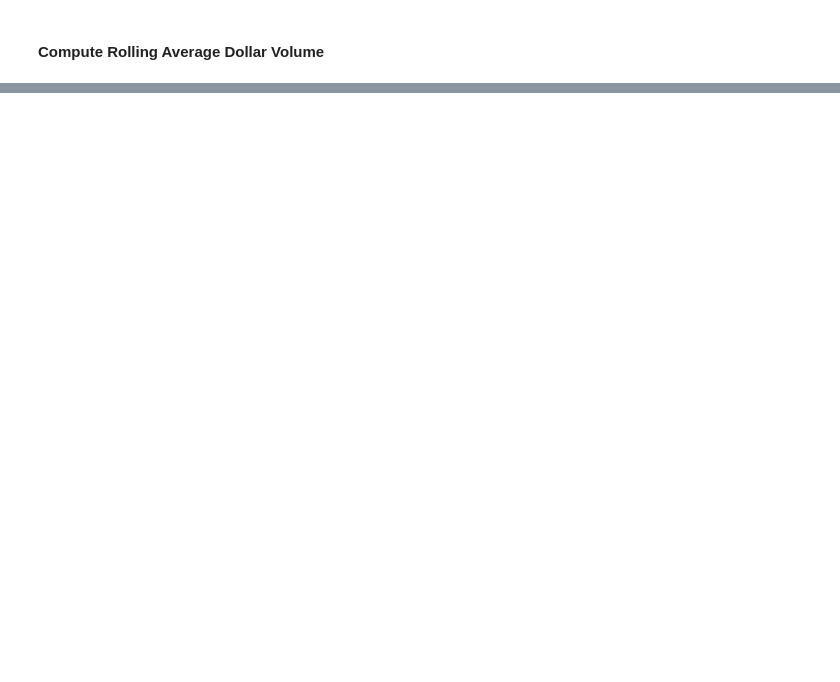
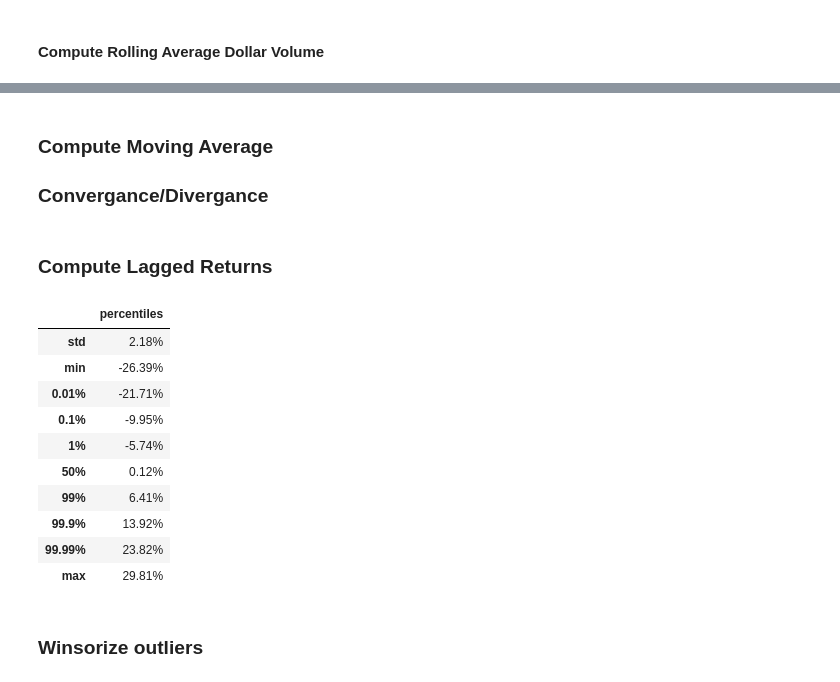
Before and after one commit to hontarea/time_series_forecasting, a Jupyter notebook: data_preparation.ipynb, the cells around one changed output, grey strips where cells are left out. Saved outputs shown, nothing was run; the diff lists cells and outputs as text; code cells hidden in the pictures; blank space fills up the shorter version.

```diff
--- a/data_preparation.ipynb
+++ b/data_preparation.ipynb
@@ -167,0 +239,30 @@ KeyError: 'ticker'
+# %%
+def compute_atr(stock_data):
+    """
+    Compute normalized ATR for a single ticker
+    """
+    try:
+        df = ATR(stock_data['high'], stock_data['low'],
+                 stock_data['close'], timeperiod=14)
+        return df.sub(df.mean()).div(df.std())
+    except:
+        return pd.Series(np.nan, index=stock_data.index)
+# %%
+data['atr'] = data.groupby('ticker', group_keys=False).apply(compute_atr, include_groups=False)
+# %% [markdown]
+### Compute Moving Average
+### Convergance/Divergance
+# %%
+def compute_macd(close_prices):
+    """
+    Compute normalized MACD for a single ticker
+    """
+    try:
+        macd = MACD(close_prices)[0]  # Get only the MACD line
+        return (macd - np.mean(macd)) / np.std(macd)
+    except:
+        return pd.Series(np.nan, index=close_prices.index)
+# %%
+data['macd'] = data.groupby('ticker')['close'].apply(compute_macd).reset_index(level=0, drop=True)
+# %% [markdown]
+### Compute Lagged Returns
@@ -167,0 +271,17 @@ KeyError: 'ticker'
+# %%
+returns = data.groupby('ticker')['close'].pct_change()
+percentiles=[.0001, .001, .01]
+percentiles+= [1-p for p in percentiles]
+returns.describe(percentiles=percentiles).iloc[2:].to_frame('percentiles').style.format(lambda x: f'{x:,.2%}')
+# %% [output]
+|  | percentiles |
+| std | 2.18% |
+| min | -26.39% |
+| 0.01% | -21.71% |
+| 0.1% | -9.95% |
+| 1% | -5.74% |
+| 50% | 0.12% |
+| 99% | 6.41% |
+| 99.9% | 13.92% |
+| 99.99% | 23.82% |
+| max | 29.81% |
@@ -167,0 +290,2 @@ KeyError: 'ticker'
+# %% [markdown]
+### Winsorize outliers
```
Also changed, not shown: parts of 31 cells of this notebook.
